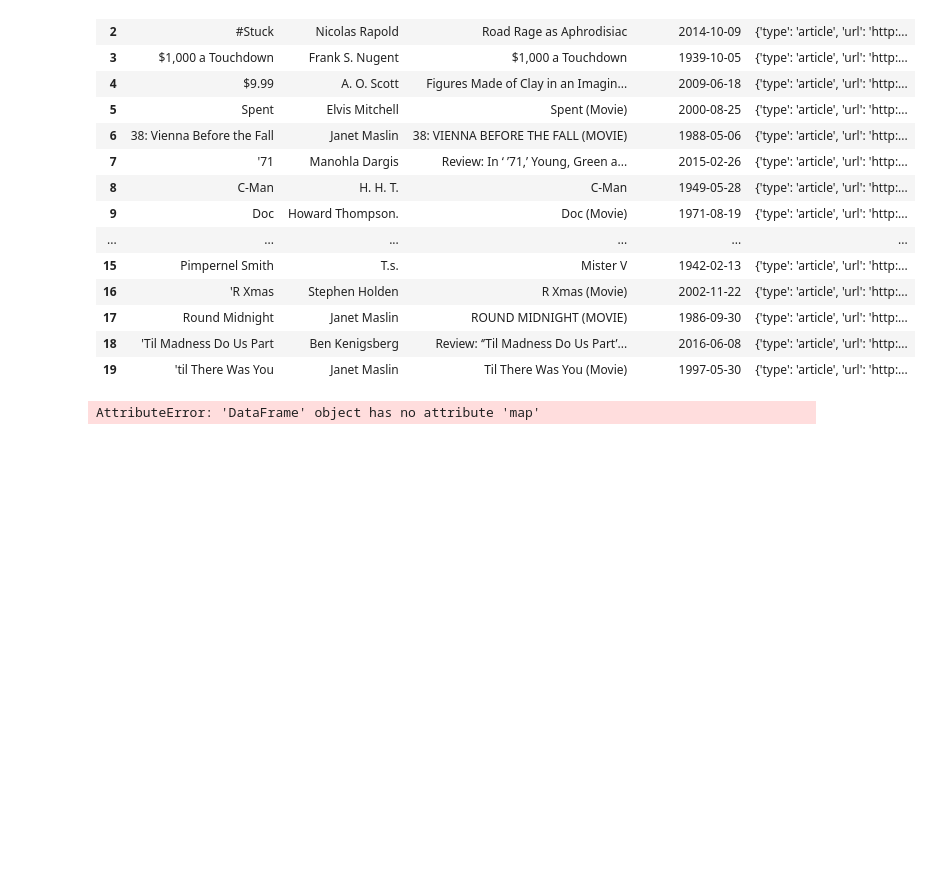
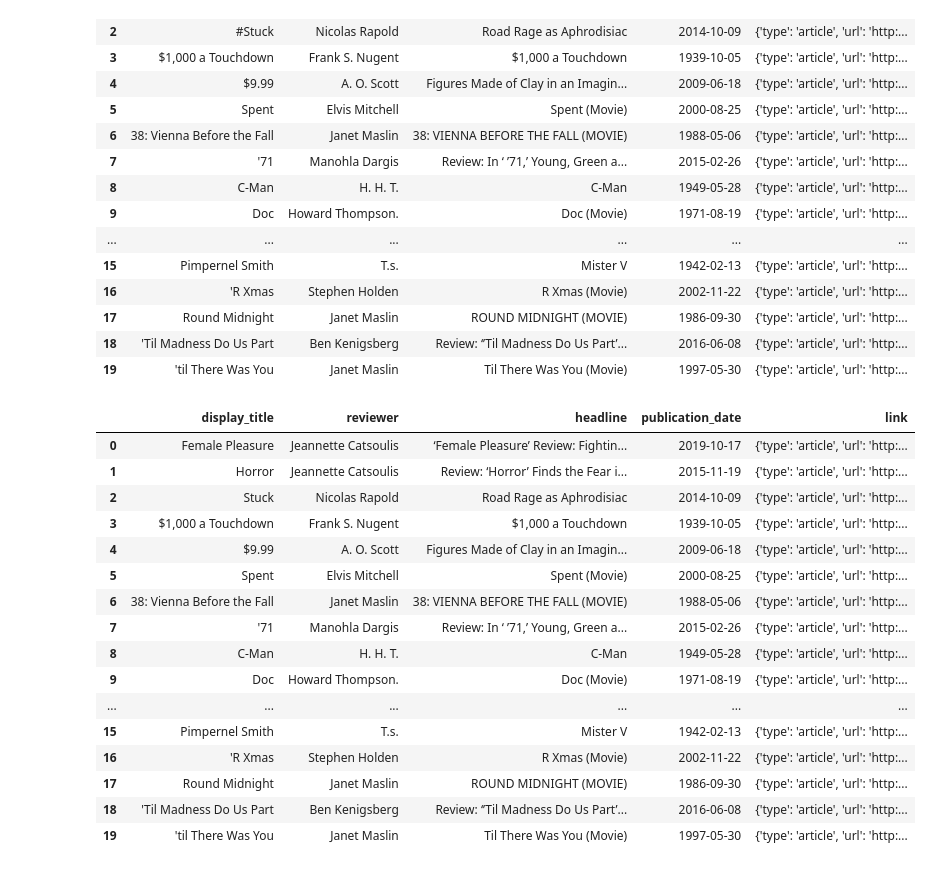
Before and after one commit to silviaherf/apis-project, a Jupyter notebook: src/API_movies.ipynb, the cells around one changed output. Saved outputs shown, nothing was run; the diff lists cells and outputs as text; code cells hidden in the pictures; blank space fills up the shorter version.

```diff
--- a/src/API_movies.ipynb
+++ b/src/API_movies.ipynb
@@ -149,10 +149,25 @@ reviews
 | 18 | 'Til Madness Do Us Part | Ben Kenigsberg | Review: ‘’Til Madness Do Us Part’... | 2016-06-08 | {'type': 'article', 'url': 'http:... |
 | 19 | 'til There Was You | Janet Maslin | Til There Was You (Movie) | 1997-05-30 | {'type': 'article', 'url': 'http:... |
 # %%
-#Revisar qué pasa!!
-clean.special_characters(reviews,['headline','display_title'])
+clean.special_characters(reviews,'headline','display_title')
 # %% [output]
-AttributeError: 'DataFrame' object has no attribute 'map'
+|  | display_title | reviewer | headline | publication_date | link |
+| 0 | Female Pleasure | Jeannette Catsoulis | ‘Female Pleasure’ Review: Fightin... | 2019-10-17 | {'type': 'article', 'url': 'http:... |
+| 1 | Horror | Jeannette Catsoulis | Review: ‘Horror’ Finds the Fear i... | 2015-11-19 | {'type': 'article', 'url': 'http:... |
+| 2 | Stuck | Nicolas Rapold | Road Rage as Aphrodisiac | 2014-10-09 | {'type': 'article', 'url': 'http:... |
+| 3 | $1,000 a Touchdown | Frank S. Nugent | $1,000 a Touchdown | 1939-10-05 | {'type': 'article', 'url': 'http:... |
+| 4 | $9.99 | A. O. Scott | Figures Made of Clay in an Imagin... | 2009-06-18 | {'type': 'article', 'url': 'http:... |
+| 5 | Spent | Elvis Mitchell | Spent (Movie) | 2000-08-25 | {'type': 'article', 'url': 'http:... |
+| 6 | 38: Vienna Before the Fall | Janet Maslin | 38: VIENNA BEFORE THE FALL (MOVIE) | 1988-05-06 | {'type': 'article', 'url': 'http:... |
+| 7 | '71 | Manohla Dargis | Review: In ‘ ’71,’ Young, Green a... | 2015-02-26 | {'type': 'article', 'url': 'http:... |
+| 8 | C-Man | H. H. T. | C-Man | 1949-05-28 | {'type': 'article', 'url': 'http:... |
+| 9 | Doc | Howard Thompson. | Doc (Movie) | 1971-08-19 | {'type': 'article', 'url': 'http:... |
+| ... | ... | ... | ... | ... | ... |
+| 15 | Pimpernel Smith | T.s. | Mister V | 1942-02-13 | {'type': 'article', 'url': 'http:... |
+| 16 | 'R Xmas | Stephen Holden | R Xmas (Movie) | 2002-11-22 | {'type': 'article', 'url': 'http:... |
+| 17 | Round Midnight | Janet Maslin | ROUND MIDNIGHT (MOVIE) | 1986-09-30 | {'type': 'article', 'url': 'http:... |
+| 18 | 'Til Madness Do Us Part | Ben Kenigsberg | Review: ‘’Til Madness Do Us Part’... | 2016-06-08 | {'type': 'article', 'url': 'http:... |
+| 19 | 'til There Was You | Janet Maslin | Til There Was You (Movie) | 1997-05-30 | {'type': 'article', 'url': 'http:... |
 # %%
 reviews['link']=reviews['link'].map(lambda x: x['url'])
 # %%
```
Also changed, not shown: parts of 20 cells of this notebook.
